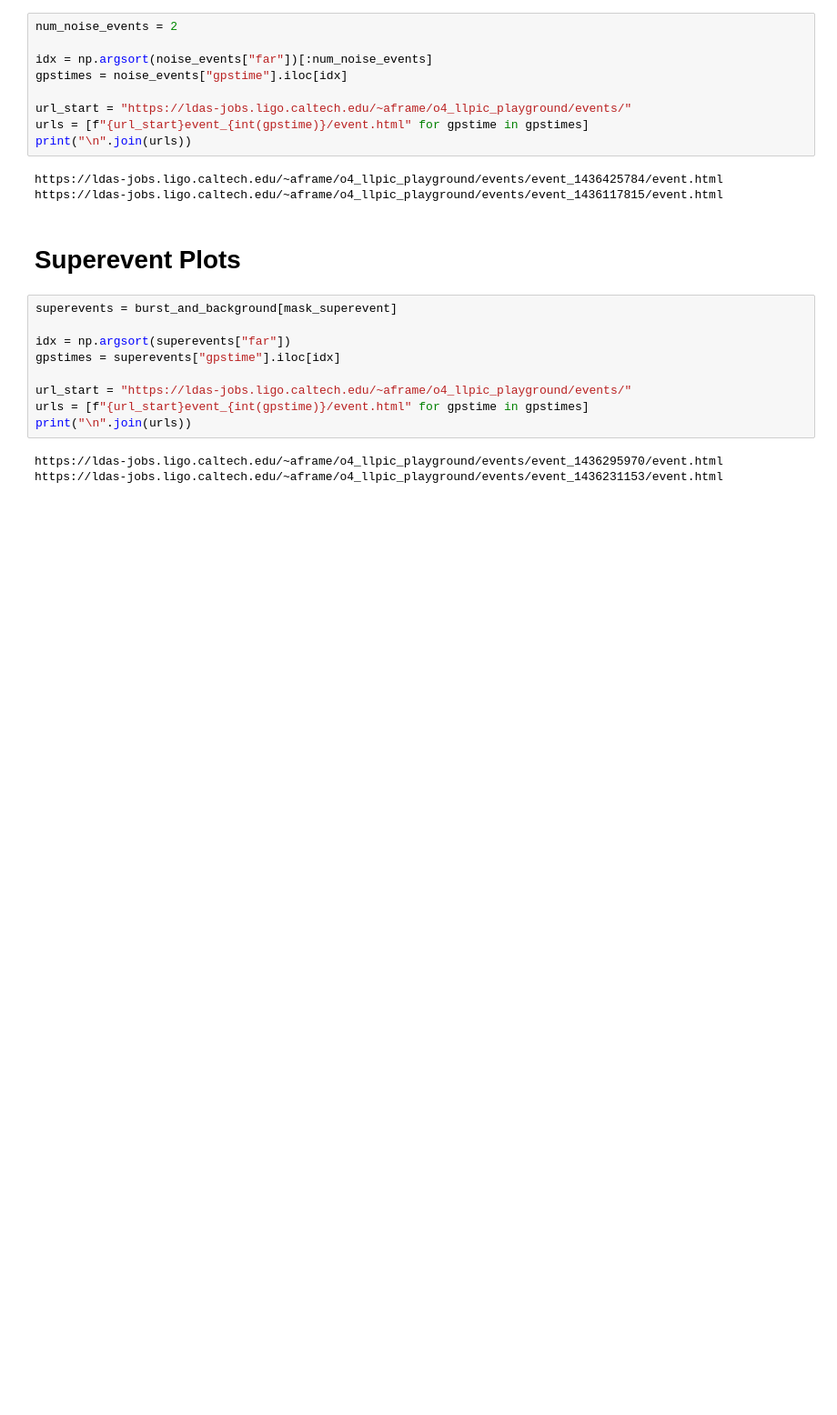
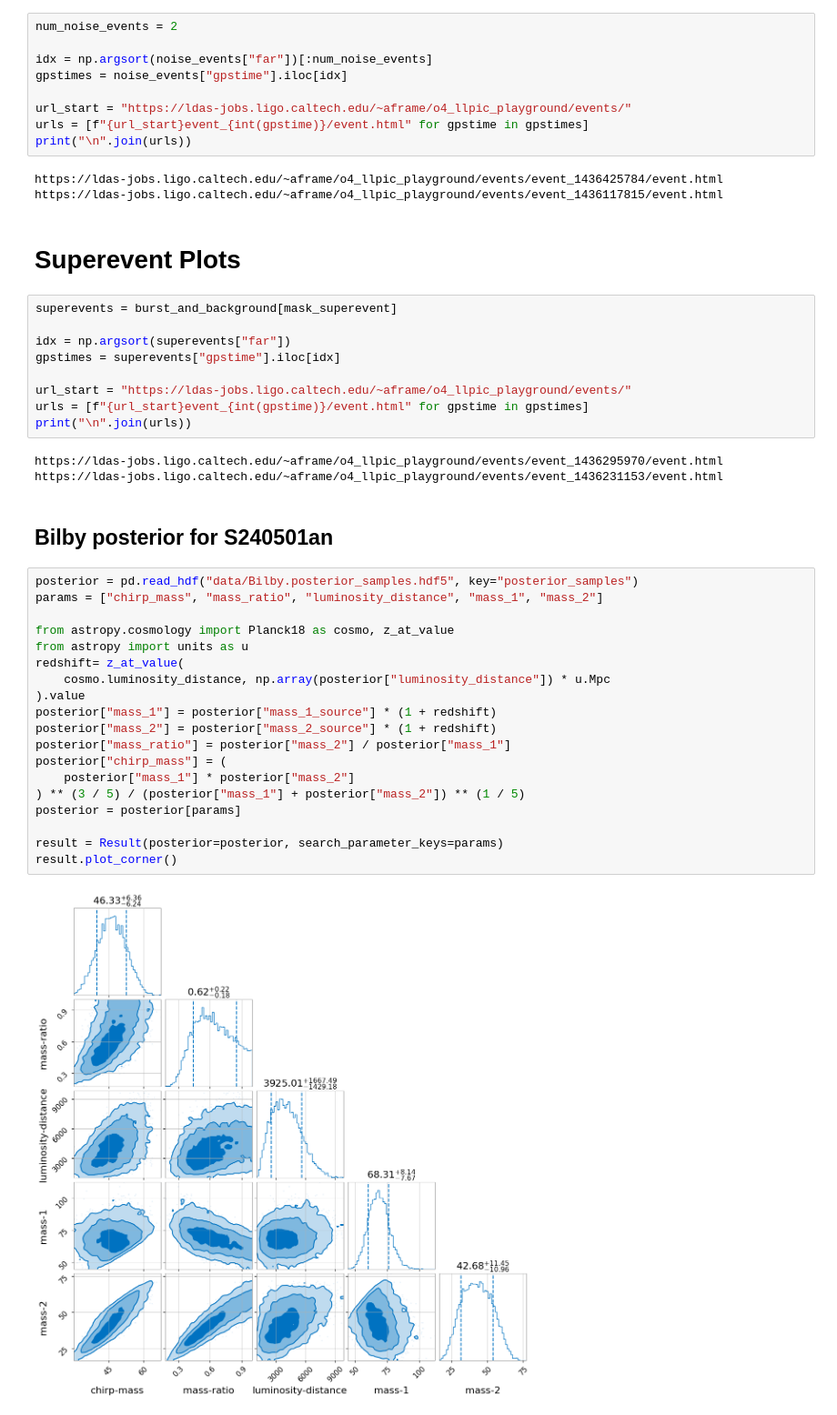
Before and after one commit to EthanMarx/mdc-analytics, a Jupyter notebook: analysis.ipynb, the cells around one changed output. Shown at 91% size. Drawn from its saved outputs; the diff is of its cells as text; blank space fills up the shorter version.

```diff
--- a/analysis.ipynb
+++ b/analysis.ipynb
@@ -282,3 +330,26 @@ print("\n".join(urls))
 # %% [output]
 https://ldas-jobs.ligo.caltech.edu/~aframe/o4_llpic_playground/events/event_1436295970/event.html
 https://ldas-jobs.ligo.caltech.edu/~aframe/o4_llpic_playground/events/event_1436231153/event.html
+# %% [markdown]
+## Bilby posterior for S240501an
+# %%
+posterior = pd.read_hdf("data/Bilby.posterior_samples.hdf5", key="posterior_samples")
+params = ["chirp_mass", "mass_ratio", "luminosity_distance", "mass_1", "mass_2"]
+
+from astropy.cosmology import Planck18 as cosmo, z_at_value
+from astropy import units as u
+redshift= z_at_value(
+    cosmo.luminosity_distance, np.array(posterior["luminosity_distance"]) * u.Mpc
+).value
+posterior["mass_1"] = posterior["mass_1_source"] * (1 + redshift)
+posterior["mass_2"] = posterior["mass_2_source"] * (1 + redshift)
+posterior["mass_ratio"] = posterior["mass_2"] / posterior["mass_1"]
+posterior["chirp_mass"] = (
+    posterior["mass_1"] * posterior["mass_2"]
+) ** (3 / 5) / (posterior["mass_1"] + posterior["mass_2"]) ** (1 / 5)
+posterior = posterior[params]
+
+result = Result(posterior=posterior, search_parameter_keys=params)
+result.plot_corner()
+# %% [output]
+[figure, added]
```
Also changed, not shown: parts of 8 cells of this notebook, 4 other files.
